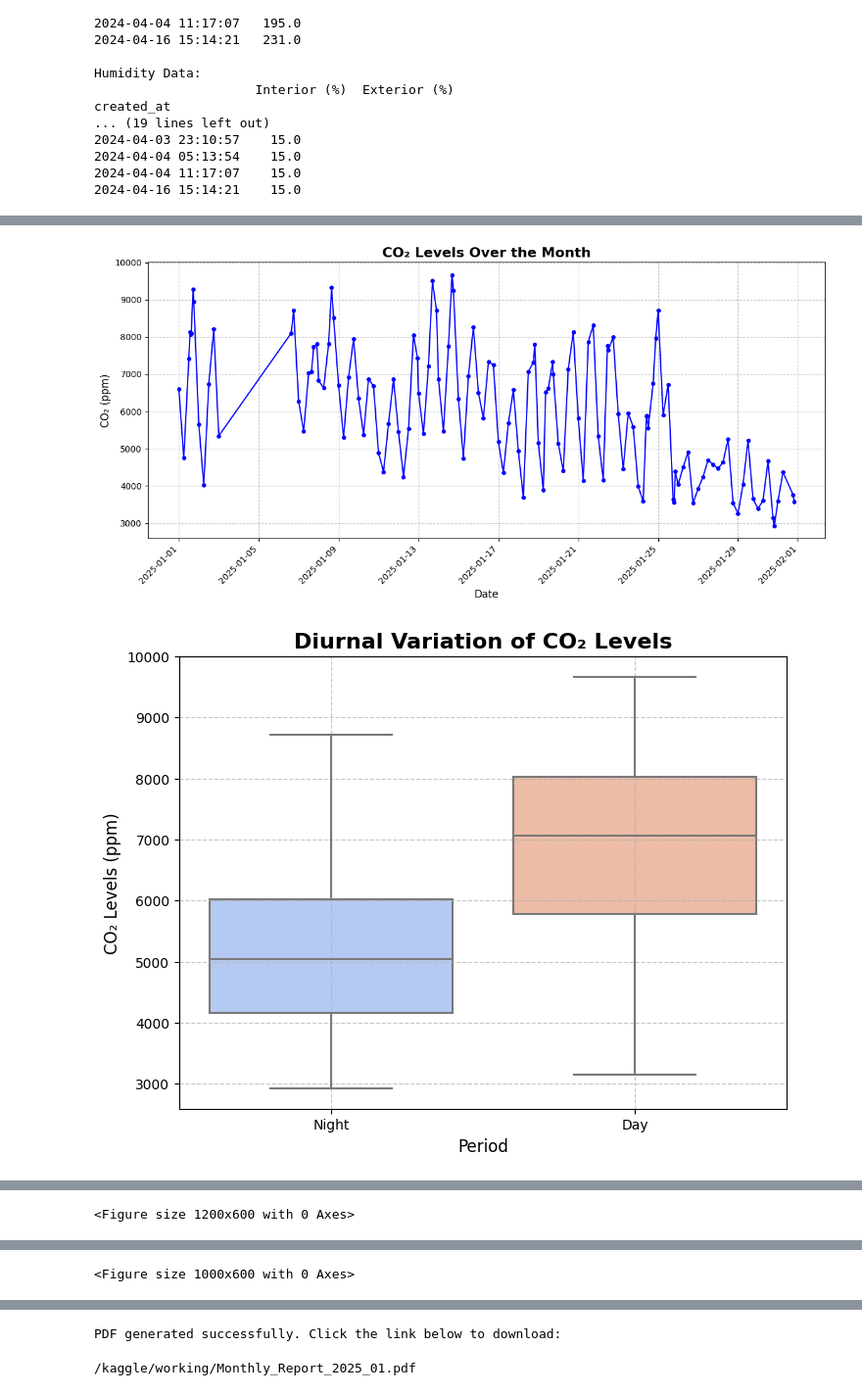
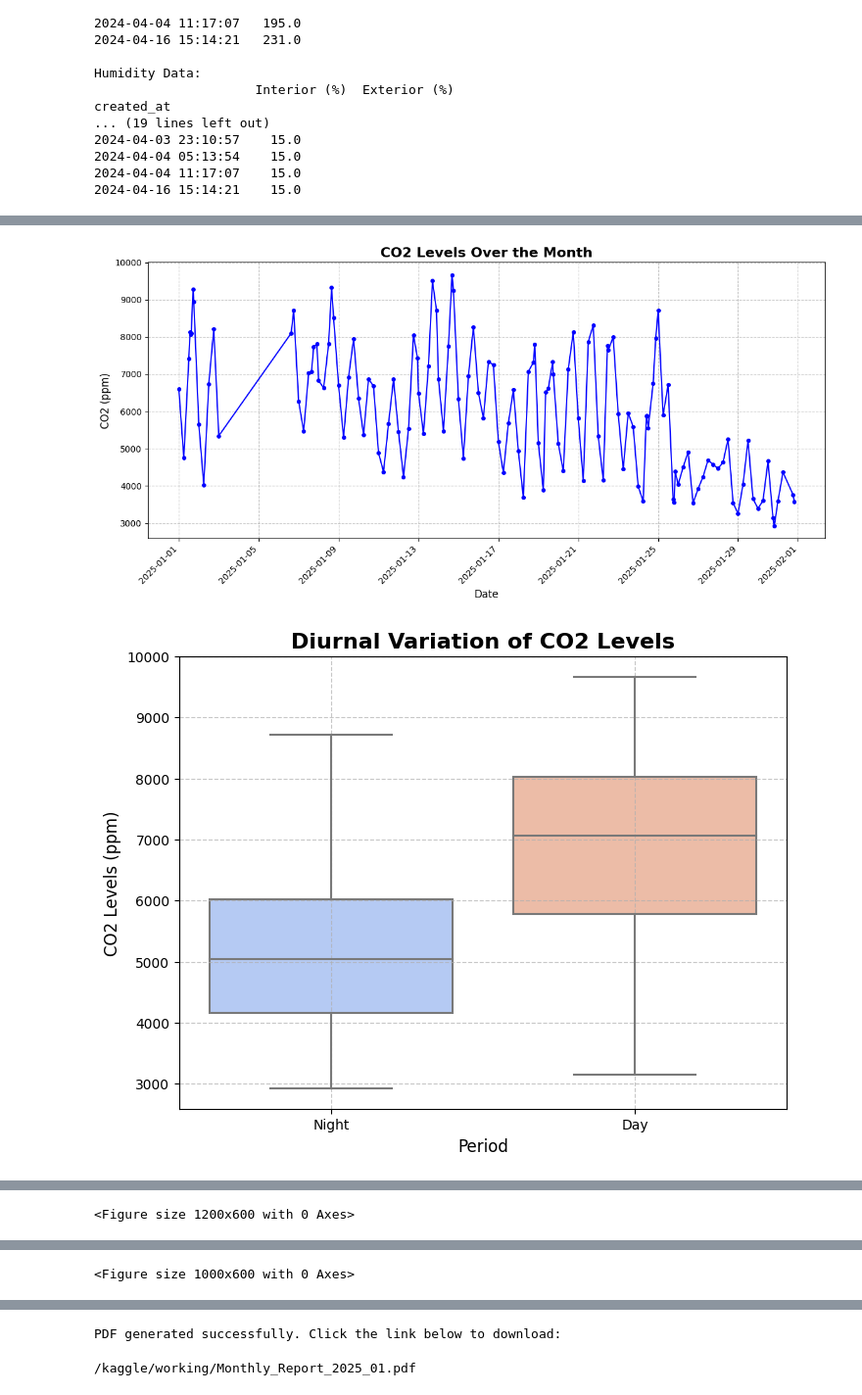
Before and after one commit to GeorgeLukaanya/GeorgeCode, a Jupyter notebook: reportnotebook.ipynb, the cells around one changed output, grey strips where cells are left out. Shown at 98% size. Cells and saved outputs as stored; diff of their text form; code cells hidden in the pictures.

```diff
--- a/reportnotebook.ipynb
+++ b/reportnotebook.ipynb
@@ -162,11 +168,11 @@ def calculate_basic_statistics(df_filtered):
     min_co2 = round(df_filtered['record'].min(), 2)
     max_co2 = round(df_filtered['record'].max(), 2)
     return {
-        "Mean CO₂": mean_co2,
-        "Median CO₂": median_co2,
+        "Mean CO2": mean_co2,
+        "Median CO2": median_co2,
         "Standard Deviation": std_co2,
-        "Min CO₂": min_co2,
-        "Max CO₂": max_co2
+        "Min CO2": min_co2,
+        "Max CO2": max_co2
     }
 
 def calculate_diurnal_variation(df_filtered):
@@ -177,8 +183,8 @@ def calculate_diurnal_variation(df_filtered):
     day_variability = round(day_records['record'].std(), 2) if not day_records.empty else None
     night_variability = round(night_records['record'].std(), 2) if not night_records.empty else None
     return {
-        "Daytime Mean CO₂": day_mean,
-        "Nighttime Mean CO₂": night_mean,
+        "Daytime Mean CO2": day_mean,
+        "Nighttime Mean CO2": night_mean,
         "Daytime Variability": day_variability,
         "Nighttime Variability": night_variability
     }
@@ -210,9 +216,9 @@ def format_results(year, month, statistics, diurnal_variation, weekly_trend, dai
 def plot_monthly_trend(df_filtered, filename):
     plt.figure(figsize=(12, 6))
     plt.plot(df_filtered.index, df_filtered['record'], color='b', linestyle='-', marker='o', markersize=4)
-    plt.title("CO₂ Levels Over the Month", fontsize=16, weight='bold')
+    plt.title("CO2 Levels Over the Month", fontsize=16, weight='bold')
     plt.xlabel("Date", fontsize=12)
-    plt.ylabel("CO₂ (ppm)", fontsize=12)
+    plt.ylabel("CO2 (ppm)", fontsize=12)
     plt.grid(True, linestyle='--', alpha=0.7)
     plt.xticks(rotation=45, ha='right')
     plt.tight_layout()
@@ -223,9 +229,9 @@ def plot_diurnal_variation(df_filtered, filename):
     df_filtered = df_filtered.assign(period=['Day' if 7 <= x.hour < 19 else 'Night' for x in df_filtered.index])
     plt.figure(figsize=(8, 6))
     sns.boxplot(x='period', y='record', data=df_filtered, palette="coolwarm")
-    plt.title("Diurnal Variation of CO₂ Levels", fontsize=16, weight='bold')
+    plt.title("Diurnal Variation of CO2 Levels", fontsize=16, weight='bold')
     plt.xlabel("Period", fontsize=12)
-    plt.ylabel("CO₂ Levels (ppm)", fontsize=12)
+    plt.ylabel("CO2 Levels (ppm)", fontsize=12)
     plt.grid(True, linestyle='--', alpha=0.7)
     plt.savefig(filename)  # Save the plot to a file
     plt.show()  # Display the plot in the notebook
@@ -240,7 +246,7 @@ def analyze_co2_pipeline(df, year, month):
     diurnal_variation = calculate_diurnal_variation(df_filtered)
     weekly_trend = calculate_weekly_trend(df_filtered)
     daily_trend = calculate_daily_trend(df_filtered)
-    anomalies = detect_anomalies(df_filtered, statistics["Mean CO₂"], statistics["Standard Deviation"])
+    anomalies = detect_anomalies(df_filtered, statistics["Mean CO2"], statistics["Standard Deviation"])
 
     # Save and display plots
     plot_monthly_trend(df_filtered, "co2_monthly_trend.png")
@@ -569,34 +575,34 @@ def main(df_co2, df_weight, df_temperature, df_humidity, year, month):
 
     # Collect results
     results = {
-        "CO₂ Analysis": co2_results,
+        "CO2 Analysis": co2_results,
         "Weight Analysis": weight_results,
         "Temperature Analysis": temperature_results,
         "Humidity Analysis": humidity_results,
         "Correlation Analysis": correlation_results
     }
 
     # Collect plots
     plots = {
         "CO₂ Analysis": ["co2_monthly_trend.png", "co2_diurnal_variation.png"],
         "Weight Analysis": ["weight_monthly_trend.png"],
         "Temperature Analysis": ["temperature_trend.png"],
         "Humidity Analysis": ["humidity_trend.png"],
         "Correlation Analysis": ["combined_trends.png", "correlation_heatmap.png"]
     }
 
     # Generate PDF
     pdf_filename = generate_pdf(results, plots, year, month)
 
     # Create a download link for the PDF
     print("PDF generated successfully. Click the link below to download:")
     create_download_link(pdf_filename)
 
 # Example usage
 if __name__ == "__main__":
     year = 2025
     month = 1
     main(carbondioxide, weights, temperatures, humidity, year, month)
 # %% [output]
 [figure]
-[figure, old version]
+[figure, new version]
```
Also changed, not shown: parts of 5 cells of this notebook.
